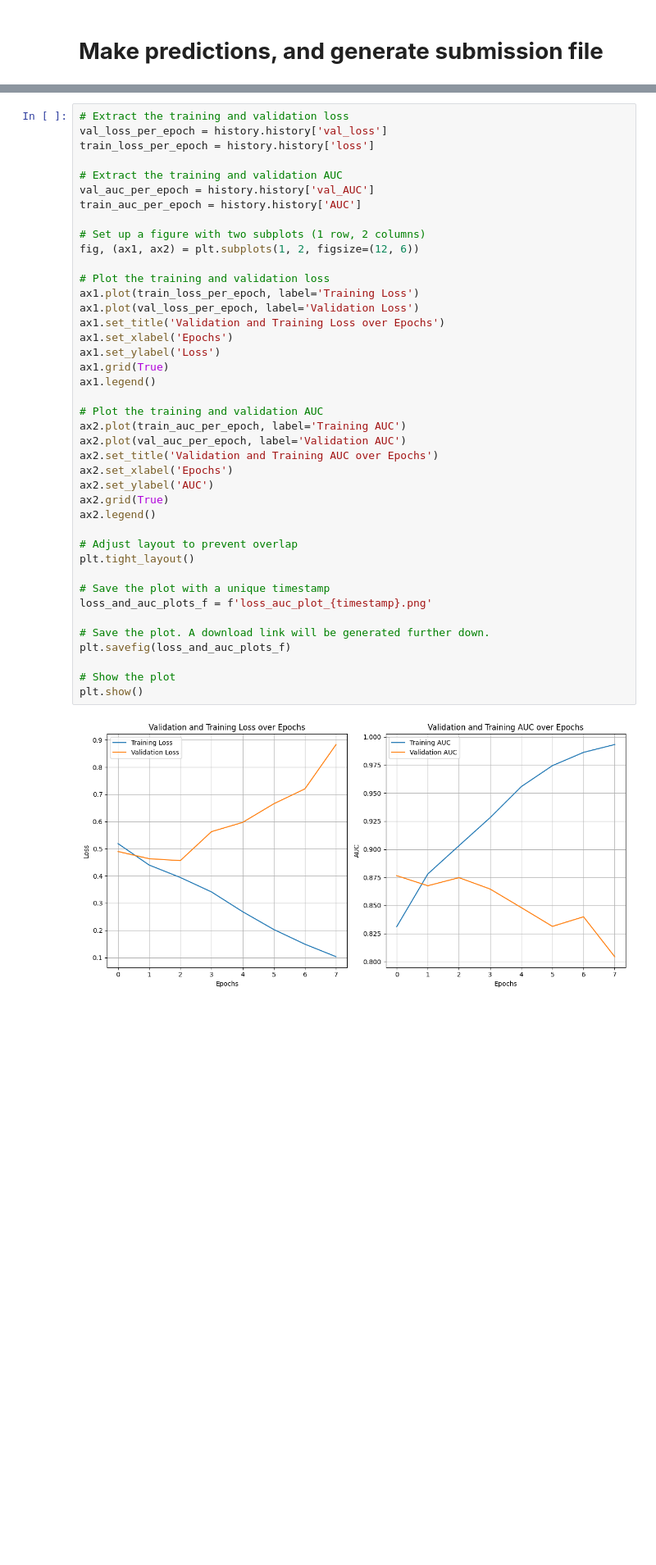
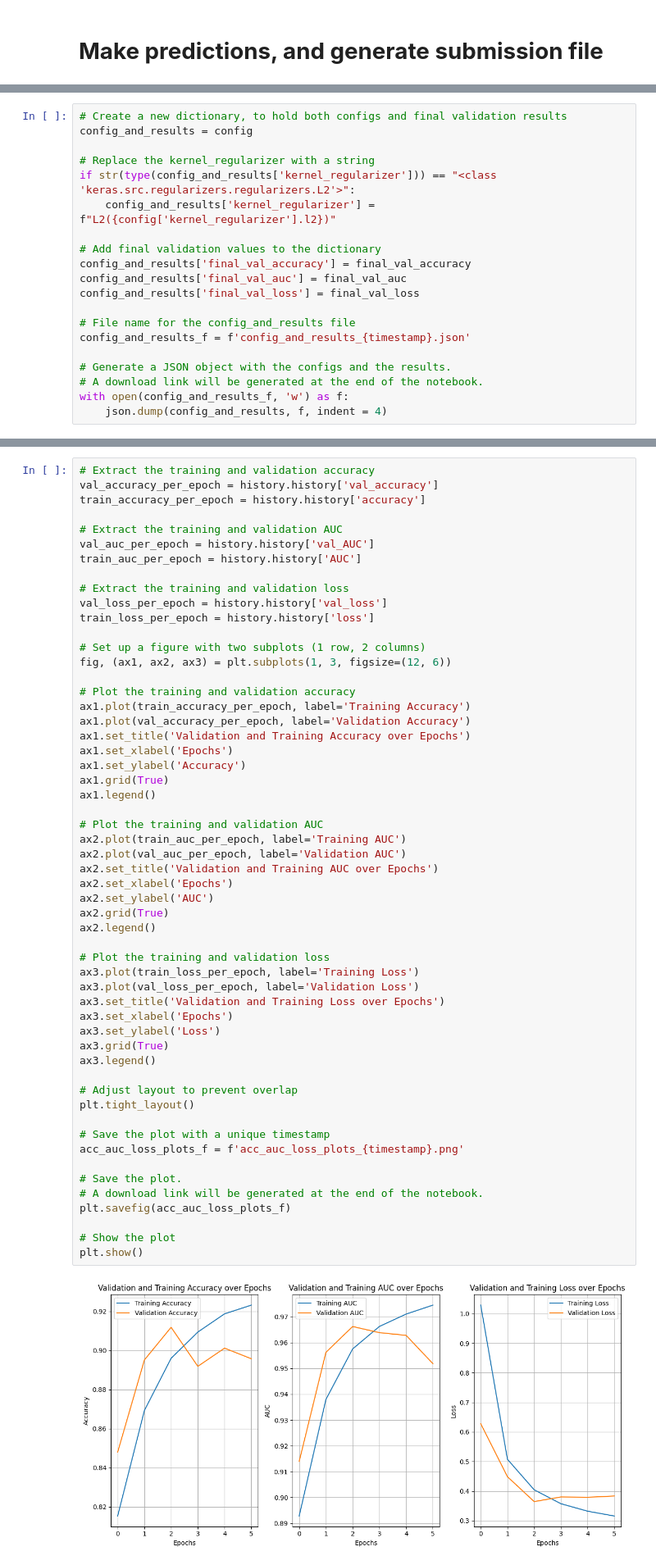
Before and after one commit to OlaKlingberg/Cancer-Detection, a Jupyter notebook: dtsa-5511-m3-cnn-cancer-detection.ipynb, the cells around one changed output, grey strips where cells are left out. Shown at 82% size. Cells and saved outputs as stored; diff of their text form; blank space fills up the shorter version.

Commit message:
Kaggle Notebook | DTSA-5511-M3. CNN Cancer Detection | Version 7. For submission.

```diff
--- a/dtsa-5511-m3-cnn-cancer-detection.ipynb
+++ b/dtsa-5511-m3-cnn-cancer-detection.ipynb
@@ -497,0 +547,20 @@ submission.to_csv(submission_f, index = False)
+# %%
+# Create a new dictionary, to hold both configs and final validation results
+config_and_results = config
+
+# Replace the kernel_regularizer with a string
+if str(type(config_and_results['kernel_regularizer'])) == "<class 'keras.src.regularizers.regularizers.L2'>":
+    config_and_results['kernel_regularizer'] = f"L2({config['kernel_regularizer'].l2})"
+
+# Add final validation values to the dictionary
+config_and_results['final_val_accuracy'] = final_val_accuracy
+config_and_results['final_val_auc'] = final_val_auc
+config_and_results['final_val_loss'] = final_val_loss
+
+# File name for the config_and_results file
+config_and_results_f = f'config_and_results_{timestamp}.json'
+
+# Generate a JSON object with the configs and the results.
+# A download link will be generated at the end of the notebook.
+with open(config_and_results_f, 'w') as f:
+    json.dump(config_and_results, f, indent = 4)
@@ -498,43 +571,57 @@ submission.to_csv(submission_f, index = False)
 # %%
-# Extract the training and validation loss
-val_loss_per_epoch = history.history['val_loss']
-train_loss_per_epoch = history.history['loss']
+# Extract the training and validation accuracy
+val_accuracy_per_epoch = history.history['val_accuracy']
+train_accuracy_per_epoch = history.history['accuracy']
 
 # Extract the training and validation AUC
 val_auc_per_epoch = history.history['val_AUC']
 train_auc_per_epoch = history.history['AUC']
 
+# Extract the training and validation loss
+val_loss_per_epoch = history.history['val_loss']
+train_loss_per_epoch = history.history['loss']
+
 # Set up a figure with two subplots (1 row, 2 columns)
-fig, (ax1, ax2) = plt.subplots(1, 2, figsize=(12, 6))
+fig, (ax1, ax2, ax3) = plt.subplots(1, 3, figsize=(12, 6))
 
-# Plot the training and validation loss
-ax1.plot(train_loss_per_epoch, label='Training Loss')
-ax1.plot(val_loss_per_epoch, label='Validation Loss')
-ax1.set_title('Validation and Training Loss over Epochs')
+# Plot the training and validation accuracy
+ax1.plot(train_accuracy_per_epoch, label='Training Accuracy')
+ax1.plot(val_accuracy_per_epoch, label='Validation Accuracy')
+ax1.set_title('Validation and Training Accuracy over Epochs')
 ax1.set_xlabel('Epochs')
-ax1.set_ylabel('Loss')
+ax1.set_ylabel('Accuracy')
 ax1.grid(True)
 ax1.legend()
 
 # Plot the training and validation AUC
 ax2.plot(train_auc_per_epoch, label='Training AUC')
 ax2.plot(val_auc_per_epoch, label='Validation AUC')
 ax2.set_title('Validation and Training AUC over Epochs')
 ax2.set_xlabel('Epochs')
 ax2.set_ylabel('AUC')
 ax2.grid(True)
 ax2.legend()
 
+# Plot the training and validation loss
+ax3.plot(train_loss_per_epoch, label='Training Loss')
+ax3.plot(val_loss_per_epoch, label='Validation Loss')
+ax3.set_title('Validation and Training Loss over Epochs')
+ax3.set_xlabel('Epochs')
+ax3.set_ylabel('Loss')
+ax3.grid(True)
+ax3.legend()
+
 # Adjust layout to prevent overlap
 plt.tight_layout()
 
 # Save the plot with a unique timestamp
-loss_and_auc_plots_f = f'loss_auc_plot_{timestamp}.png'
+acc_auc_loss_plots_f = f'acc_auc_loss_plots_{timestamp}.png'
 
-# Save the plot. A download link will be generated further down.
-plt.savefig(loss_and_auc_plots_f)
+# Save the plot.
+# A download link will be generated at the end of the notebook.
+plt.savefig(acc_auc_loss_plots_f)
 
 # Show the plot
 plt.show()
 # %% [output]
-[figure, old version]
+[figure, new version]
```
Also changed, not shown: parts of 70 cells of this notebook.
